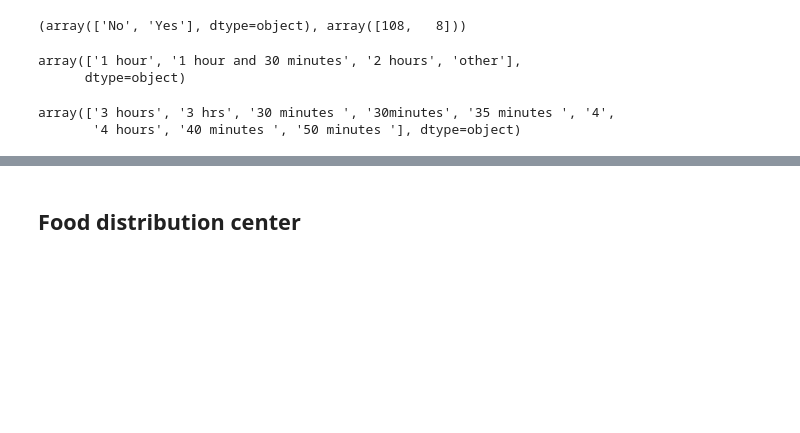
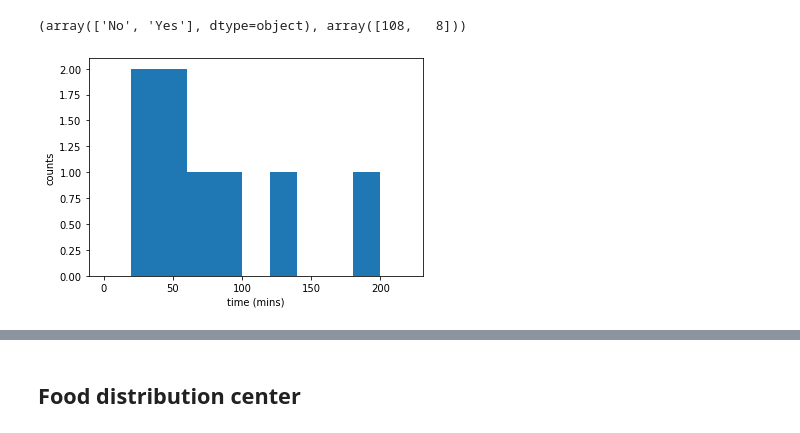
Before and after one commit to UNGlobalPulse/UNGP-contact-survey, a Jupyter notebook: Analyse community survey.ipynb, the cells around one changed output, grey strips where cells are left out. Saved outputs shown, nothing was run; the diff lists cells and outputs as text; code cells hidden in the pictures; blank space fills up the shorter version.

Commit message:
Cleaner dictionary for time spend answers, added graphs to show distributions of answers and two methods for contact matrix. Standard and time normalized answers.

```diff
--- a/Analyse community survey.ipynb
+++ b/Analyse community survey.ipynb
@@ -7,2 +32,16 @@ data_file = "./survey_data/COVID-19_protection_measure.csv"
 # %%
 data = pd.read_csv(data_file)
+# %%
+#Loop over all possible time spent answers to create list.
+TimeCols = ["education_time", "education_time77", 'distcenter_time',
+       'distcenter_time77', 'evoucher_time', 'evoucher_time77','community_time', 'community_time77', 'religious_time', 'religious_time_77','pump_time',
+       'pump_time77']
+AllTimeAnswers=[]
+for whichtime in TimeCols:
+    Key, _ = np.unique(data[whichtime].dropna(), return_counts=True)
+    AllTimeAnswers += list(Key)
+
+KeysAll = list(set(AllTimeAnswers))
+#Print with correct formatting for look-up dictionary
+for i in KeysAll:
+    print("'%s' : ," % i)
@@ -28,9 +300,32 @@ def contact_matrix(data, x, y):
 # %%
-def attendance(main_counts, main_times, other_counts, other_times):
+def GetBetterTimes(data, Cols):
+    Times = []
+    for row_i in range(data.shape[0]):
+        T1 = data[Cols].iloc[row_i].values[0]
+        T2 = data[Cols].iloc[row_i].values[1]
 
-    df = pd.DataFrame({'times': list(main_times+other_times), 'counts': list(main_counts)+list(other_counts)}).groupby('times').sum()
+        T1_Trans = TimeDict[T1]
+        T2_Trans = TimeDict[T2]
+
+        if np.isnan(T1_Trans) == False:
+            Times.append(T1_Trans)
+        elif np.isnan(T2_Trans) == False:
+            Times.append(T2_Trans)
+        else:
+            Times.append(np.nan)
+    return Times
+
+def attendance(times):
+    main_times, main_counts = np.unique(times, return_counts=True)
+
+    df = pd.DataFrame({'times': list(main_times), 'counts': list(main_counts)}).groupby('times').sum()
     times = list(df.index)
     counts = list(df.counts)
+
+    plt.hist(times, bins=np.arange(0,4*60,20))
+    plt.xlabel("time (mins)")
+    plt.ylabel("counts")
+    plt.show()
 
     assert len(times) == len(counts)
     counts = np.array(counts)
@@ -100,9 +400,3 @@ np.unique(data[data["When the learning centers were open, did you attend any for
 ## Note: need to scale
 # %% [output]
 (array(['No', 'Yes'], dtype=object), array([108,   8]))
-# %%
-main_times, main_counts = np.unique(data["When you attended formal education, how much time do you spend there?"].dropna(), return_counts=True)
-main_times
-# %% [output]
-array(['1 hour', '1 hour and 30 minutes', '2 hours', 'other'],
-      dtype=object)
@@ -112,6 +402,0 @@ main_counts = main_counts[:-1]
-# %%
-other_times, other_counts = np.unique(data["Please specify"].dropna(), return_counts=True)
-other_times
-# %% [output]
-array(['3 hours', '3 hrs', '30 minutes ', '30minutes', '35 minutes ', '4',
-       '4 hours', '40 minutes ', '50 minutes '], dtype=object)
@@ -122,3 +403,9 @@ lc_attendance_mean, lc_attendance_median = attendance(main_counts, main_times, o
+# %%
+#When you go to an learning center, how much time do you spend there?
+times = GetBetterTimes(data,["education_time","education_time77" ])
+lc_attendance_mean, lc_attendance_median = attendance(times)
+# %% [output]
+[figure, added]
 # %%
 lc_attendance_mean/60., lc_attendance_median/60.
 # %% [output]
```
Also changed, not shown: parts of 76 cells of this notebook.
